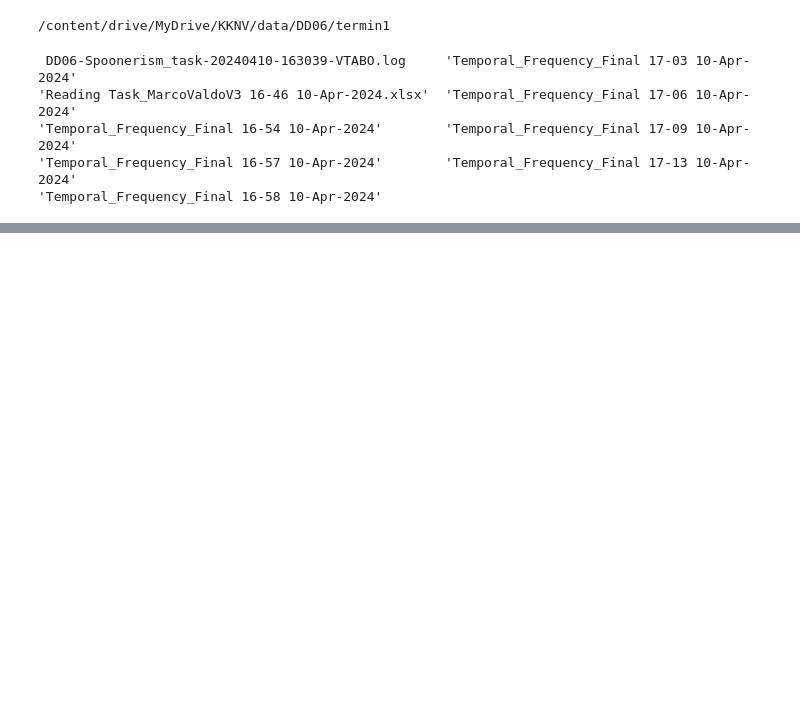
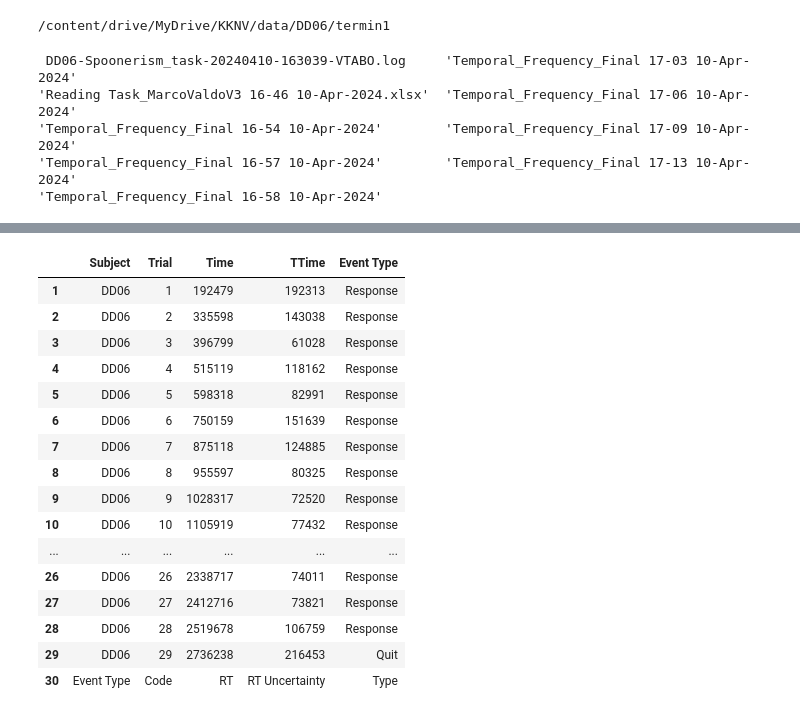
Before and after one commit to cristinarainich/DDCS, a Jupyter notebook: Results_presentation.ipynb, the cells around one changed output, grey strips where cells are left out. Saved outputs shown, nothing was run; the diff lists cells and outputs as text; code cells hidden in the pictures; blank space fills up the shorter version.

```diff
--- a/Results_presentation.ipynb
+++ b/Results_presentation.ipynb
@@ -148,0 +139,20 @@ data
+# %%
+df
+# %% [output]
+|  | Subject | Trial | Time | TTime | Event Type |
+| 1 | DD06 | 1 | 192479 | 192313 | Response |
+| 2 | DD06 | 2 | 335598 | 143038 | Response |
+| 3 | DD06 | 3 | 396799 | 61028 | Response |
+| 4 | DD06 | 4 | 515119 | 118162 | Response |
+| 5 | DD06 | 5 | 598318 | 82991 | Response |
+| 6 | DD06 | 6 | 750159 | 151639 | Response |
+| 7 | DD06 | 7 | 875118 | 124885 | Response |
+| 8 | DD06 | 8 | 955597 | 80325 | Response |
+| 9 | DD06 | 9 | 1028317 | 72520 | Response |
+| 10 | DD06 | 10 | 1105919 | 77432 | Response |
+| ... | ... | ... | ... | ... | ... |
+| 26 | DD06 | 26 | 2338717 | 74011 | Response |
+| 27 | DD06 | 27 | 2412716 | 73821 | Response |
+| 28 | DD06 | 28 | 2519678 | 106759 | Response |
+| 29 | DD06 | 29 | 2736238 | 216453 | Quit |
+| 30 | Event Type | Code | RT | RT Uncertainty | Type |
```
Also changed, not shown: parts of 7 cells of this notebook.
